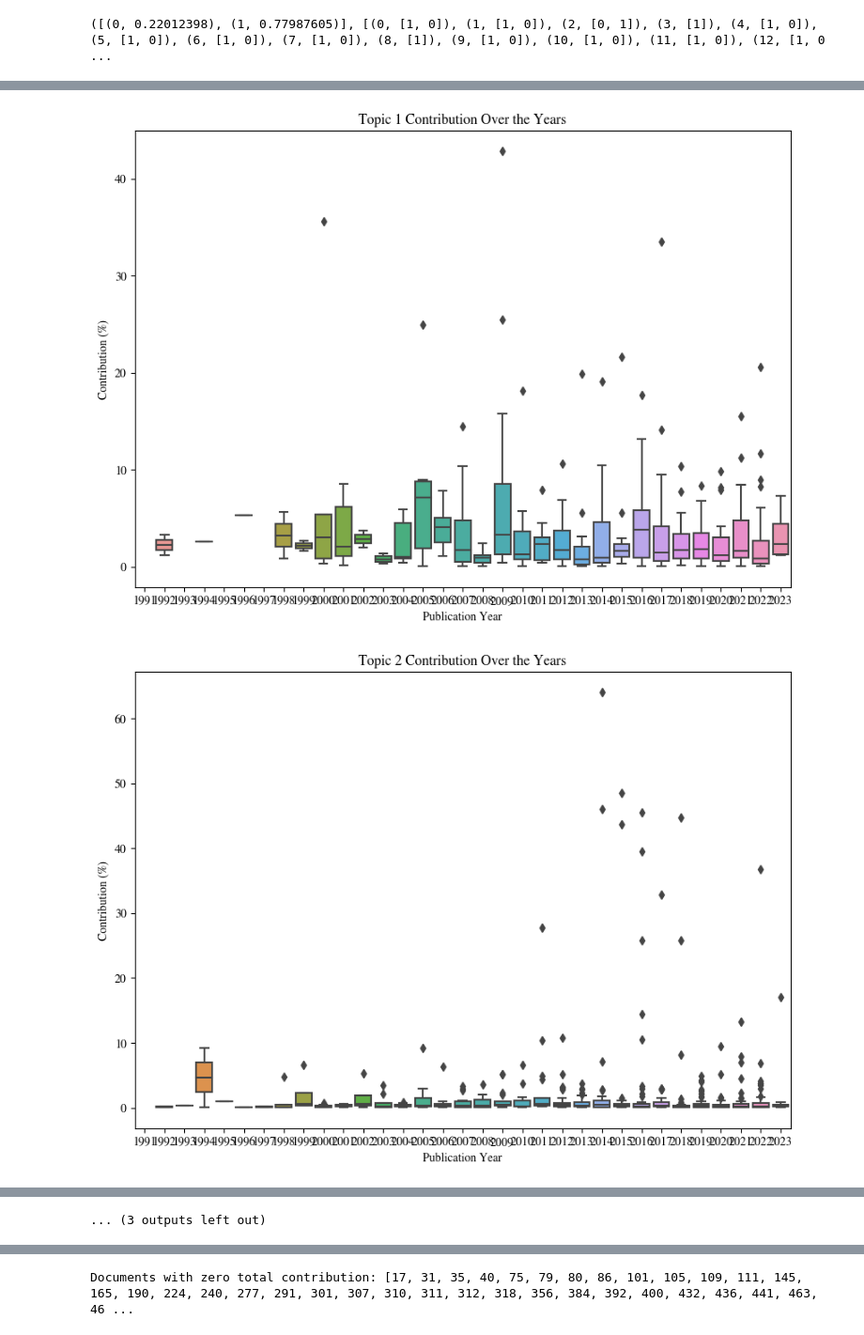
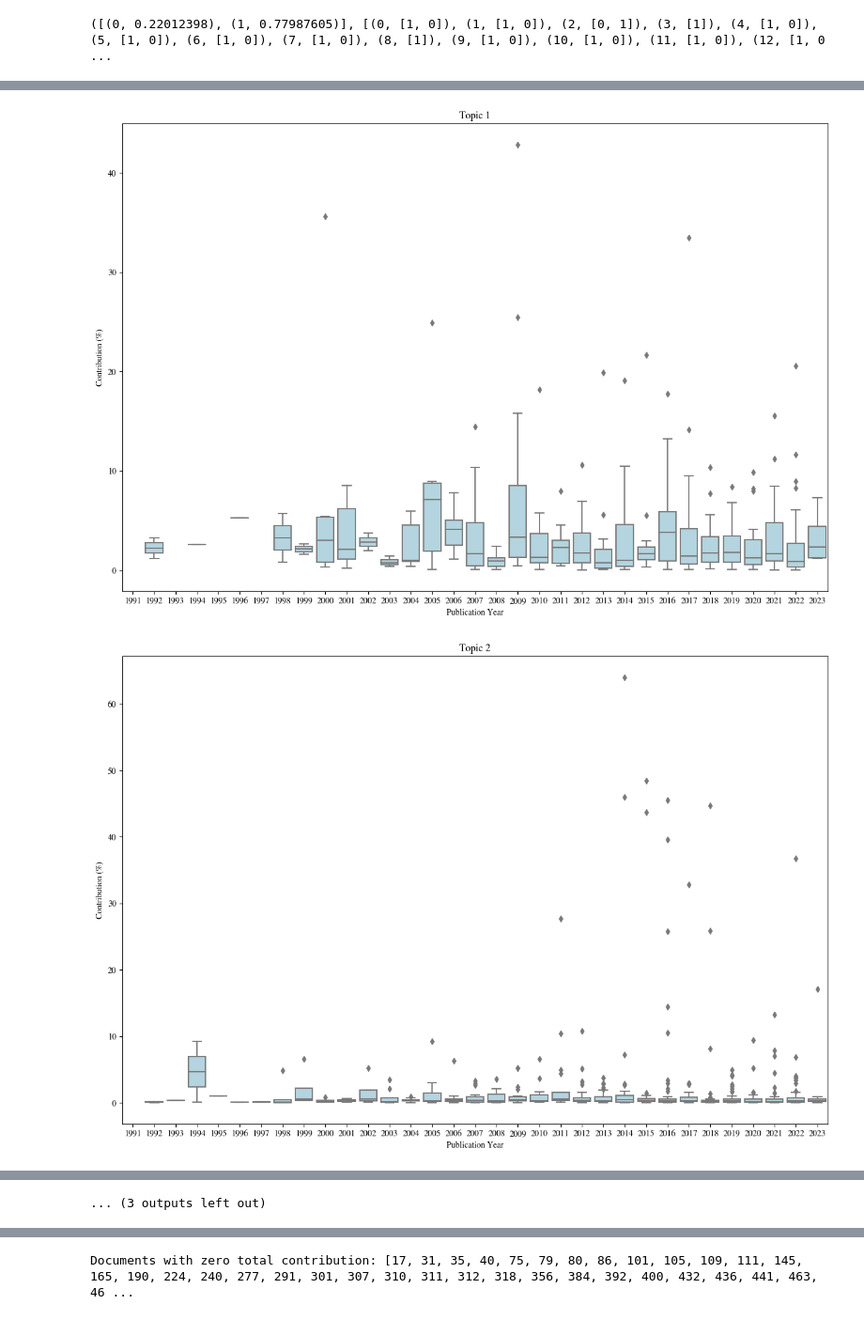
Before and after one commit to vivkow/MA_Neuro, a Jupyter notebook: LDA_topics.ipynb, the cells around one changed output, grey strips where cells are left out. Shown at 94% size. Drawn from its saved outputs; the diff is of its cells as text; code cells hidden in the pictures.

```diff
--- a/LDA_topics.ipynb
+++ b/LDA_topics.ipynb
@@ -280,14 +278,0 @@ plt.show()
-# %%
-plt.figure(figsize=(15, 10))
-
-# Set the colorblind-friendly palette for the plots
-sns.set_palette("colorblind")
-
-# Using a boxplot for the distribution
-sns.boxplot(x='Number of Topics', y='Coherence Value', data=df_seeds)
-
-# Overlaying a pointplot for the means with a contrasting color
-sns.pointplot(x='Number of Topics', y='Coherence Value', data=df_seeds, estimator=np.mean, join=True, color='darkblue')
-
-#plt.title('Distribution of Coherence Values') # Added in Figure description
-plt.show()
@@ -565,26 +568,3 @@ first_row = next(iter(model_list[0][corpus]))
 print(first_row)
 # %% [output]
 ([(0, 0.22012398), (1, 0.77987605)], [(0, [1, 0]), (1, [1, 0]), (2, [0, 1]), (3, [1]), (4, [1, 0]), (5, [1, 0]), (6, [1, 0]), (7, [1, 0]), (8, [1]), (9, [1, 0]), (10, [1, 0]), (11, [1, 0]), (12, [1, 0 ...
-# %%
-def get_topic_contributions_for_year(model, corpus, data, topic_num=0):
-    topic_contributions = []
-
-    for i, row_lists in enumerate(model[corpus]):
-        row = row_lists[0]  # Get the list of (topic number, topic probability) pairs
-        for topic, prob in row:
-            if topic == topic_num:
-                topic_contributions.append((data.iloc[i]['pubyear'], prob))
-
-    return topic_contributions
-
-all_contributions = []
-for model in model_list:
-    all_contributions.extend(get_topic_contributions_for_year(model, corpus, data))
-
-# Convert to DataFrame for easier plotting
-df_contributions = pd.DataFrame(all_contributions, columns=['pubyear', 'contribution'])
-
-plt.figure(figsize=(15, 7))
-sns.violinplot(x="pubyear", y="contribution", data=df_contributions)
-plt.title("Influence of Topic 1 Over the Years")
-plt.show()
@@ -628,13 +630,13 @@ contributions = compute_document_topic_contribution(model, corpus)
 df_contributions = pd.DataFrame(contributions)
 df_contributions["pubyear"] = data["pubyear"]
 # %%
+# Produces single boxplots for each topic
 for topic in range(model.num_topics):
-    plt.figure(figsize=(10, 7))
-    sns.boxplot(data=df_contributions, x="pubyear", y=topic)
-    plt.title(f"Topic {topic+1} Contribution Over the Years")
+    plt.figure(figsize=(15, 10))
+    sns.boxplot(data=df_contributions, x="pubyear", y=topic, color='lightblue')
+    plt.title(f"Topic {topic+1}")
     plt.ylabel("Contribution (%)")
     plt.xlabel("Publication Year")
-    plt.show()
 # %% [output]
-[figure, old version]
+[figure, new version]
-[figure, old version]
+[figure, new version]
```
Also changed, not shown: parts of 22 cells of this notebook, 1 other file.
